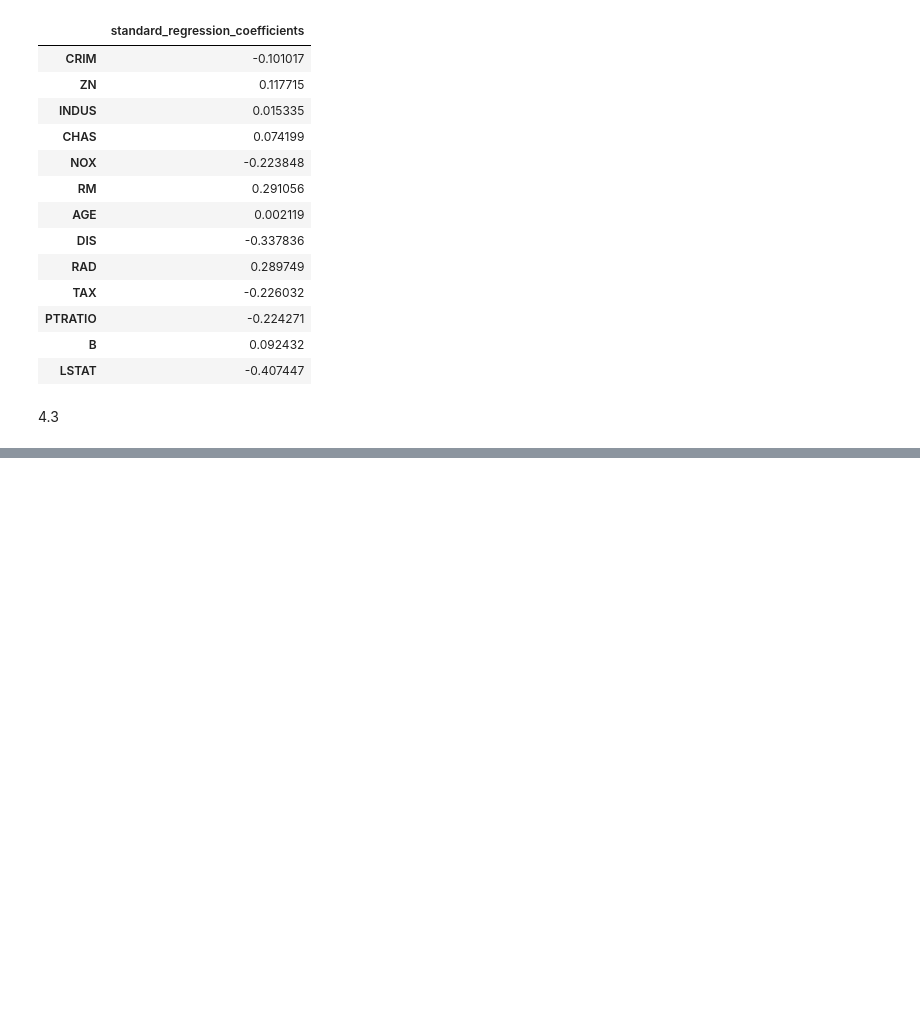
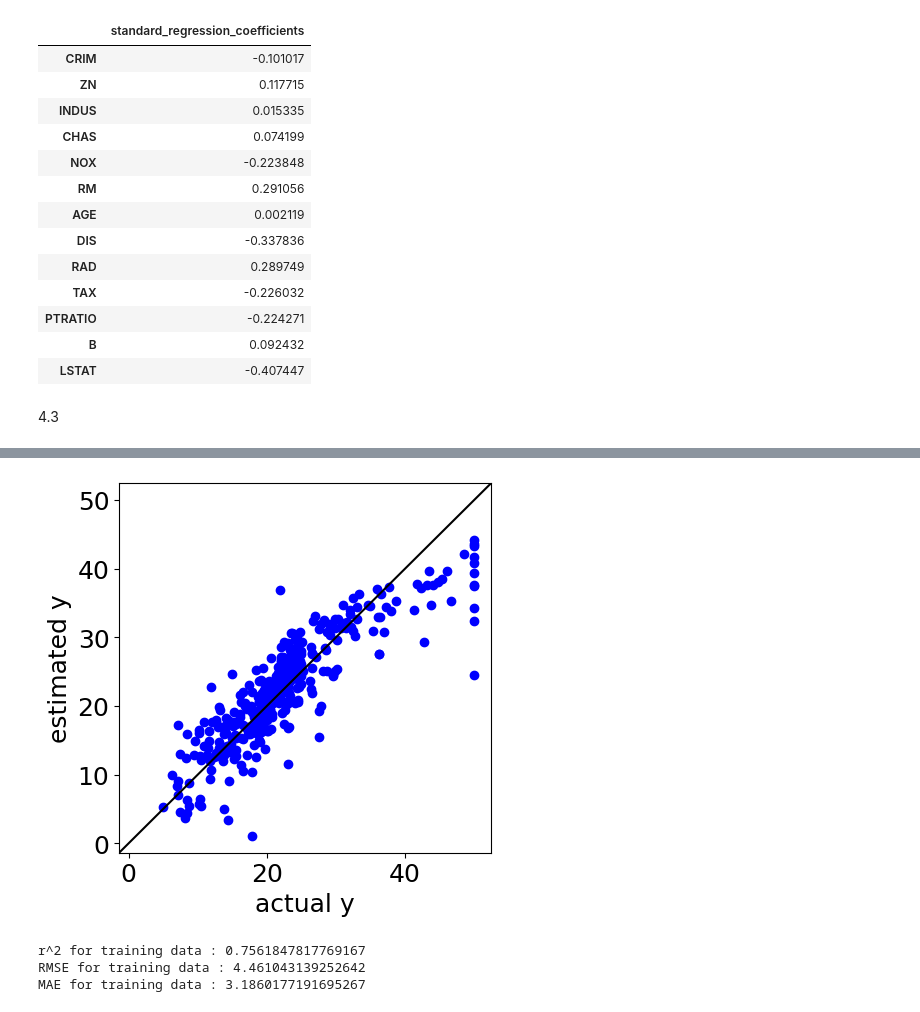
Before and after one commit to tyuyamato/ML_training, a Jupyter notebook: 金子本_4章.ipynb, the cells around one changed output, grey strips where cells are left out. Cells and saved outputs as stored; diff of their text form; code cells hidden in the pictures; blank space fills up the shorter version.

```diff
--- a/金子本_4章.ipynb
+++ b/金子本_4章.ipynb
@@ -247,0 +255,25 @@ display(standard_regression_coefficients)
+# %%
+rate_of_test_samples = 0.25
+dataset = pd.read_csv('boston.csv', index_col=0)
+# %%
+# データ分割
+y = dataset.iloc[:, 0]  # 目的変数
+x = dataset.iloc[:, 1:]  # 説明変数
+
+# ランダムにトレーニングデータとテストデータとに分割
+# random_state に数字を与えることで、別のときに同じ数字を使えば、ランダムとはいえ同じ結果にすることができます
+x_train, x_test, y_train, y_test = train_test_split(x, y, test_size=rate_of_test_samples, shuffle=True,
+                                                    random_state=99)
+
+# オートスケーリング
+autoscaled_y_train = (y_train - y_train.mean()) / y_train.std()
+autoscaled_x_train = (x_train - x_train.mean()) / x_train.std()
+# %%
+# 最小二乗法による線形単回帰分析による標準回帰係数の計算
+model = LinearRegression()  # モデルの宣言
+model.fit(autoscaled_x_train, autoscaled_y_train)  # モデルの構築
+
+# 標準回帰係数
+standard_regression_coefficients = pd.DataFrame(model.coef_, index=x_train.columns,
+                                                columns=['standard_regression_coefficients'])
+display(standard_regression_coefficients)
@@ -247,0 +295,30 @@ display(standard_regression_coefficients)
+# %%
+# トレーニングデータの推定
+autoscaled_estimated_y_train = model.predict(autoscaled_x_train)  # y の推定
+estimated_y_train = autoscaled_estimated_y_train * y_train.std() + y_train.mean()  # スケールをもとに戻す
+estimated_y_train = pd.DataFrame(estimated_y_train, index=x_train.index, columns=['estimated_y'])
+# %%
+# トレーニングデータの実測値 vs. 推定値のプロット
+plt.rcParams['font.size'] = 18
+plt.figure(figsize=figure.figaspect(1))  # 図の形を正方形に
+plt.scatter(y_train, estimated_y_train.iloc[:, 0], c='blue')  # 実測値 vs. 推定値プロット
+y_max = max(y_train.max(), estimated_y_train.iloc[:, 0].max())  # 実測値の最大値と、推定値の最大値の中で、より大きい値を取得
+y_min = min(y_train.min(), estimated_y_train.iloc[:, 0].min())  # 実測値の最小値と、推定値の最小値の中で、より小さい値を取得
+plt.plot([y_min - 0.05 * (y_max - y_min), y_max + 0.05 * (y_max - y_min)],
+         [y_min - 0.05 * (y_max - y_min), y_max + 0.05 * (y_max - y_min)], 'k-')  # 取得した最小値-5%から最大値+5%まで、対角線を作成
+plt.ylim(y_min - 0.05 * (y_max - y_min), y_max + 0.05 * (y_max - y_min))  # y 軸の範囲の設定
+plt.xlim(y_min - 0.05 * (y_max - y_min), y_max + 0.05 * (y_max - y_min))  # x 軸の範囲の設定
+plt.xlabel('actual y')  # x 軸の名前
+plt.ylabel('estimated y')  # y 軸の名前
+plt.show()  # 以上の設定で描画
+# %% [output]
+[figure, added]
+# %%
+# トレーニングデータのr2, RMSE, MAE
+print('r^2 for training data :', metrics.r2_score(y_train, estimated_y_train))
+print('RMSE for training data :', metrics.mean_squared_error(y_train, estimated_y_train) ** 0.5)
+print('MAE for training data :', metrics.mean_absolute_error(y_train, estimated_y_train))
+# %% [output]
+r^2 for training data : 0.7561847817769167
+RMSE for training data : 4.461043139252642
+MAE for training data : 3.1860177191695267
```
Also changed, not shown: parts of 6 cells of this notebook.
